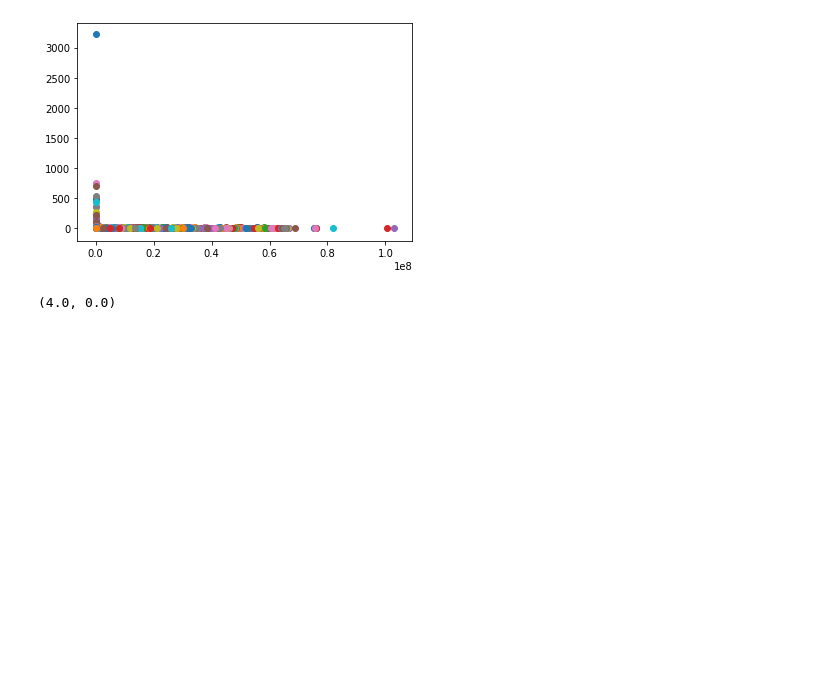
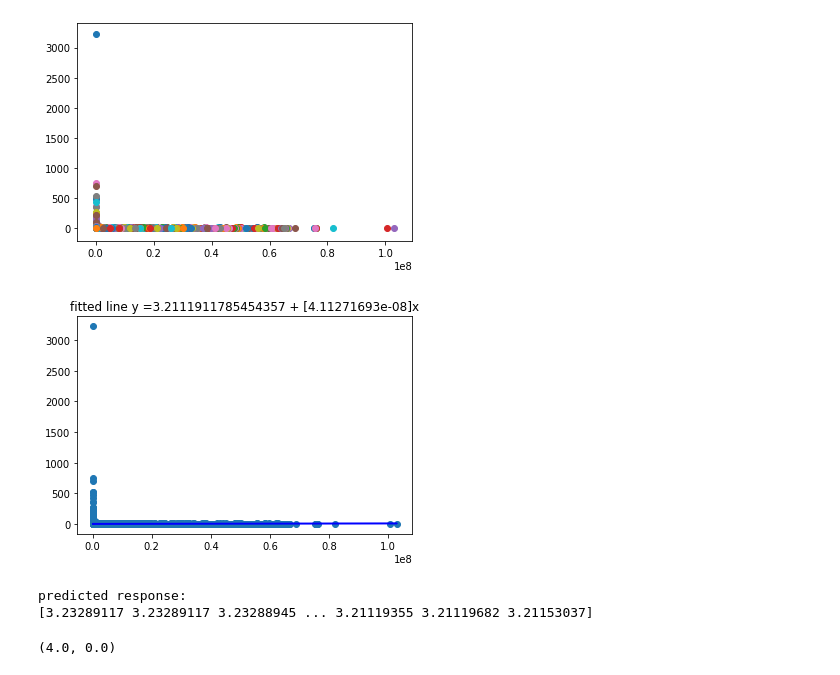
Before and after one commit to armada-alliance/rewards, a Jupyter notebook: Regression Analysis.ipynb, the cells around one changed output. Cells and saved outputs as stored; diff of their text form; code cells hidden in the pictures; blank space fills up the shorter version.

```diff
--- a/Regression Analysis.ipynb
+++ b/Regression Analysis.ipynb
@@ -104,6 +107,21 @@ for i in range(0,len(x_y)):
 # %%
 # %% [output]
 [figure]
+# %%
+b1 = model.coef_
+b0 = model.intercept_
+abline_values = [b1 * i + b0 for i in x]
+plt.scatter(x, y)
+plt.plot(x, abline_values, 'b')
+plt.title('fitted line y ='+str(b0)+' + '+str(b1)+'x');
+# %% [output]
+[figure, added]
+# %%
+y_pred = model.predict(x)
+print('predicted response:', y_pred, sep='\n')
+# %% [output]
+predicted response:
+[3.23289117 3.23289117 3.23288945 ... 3.21119355 3.21119682 3.21153037]
 # %%
 import plotly.express as px
 
```
Also changed, not shown: parts of 5 cells of this notebook.
